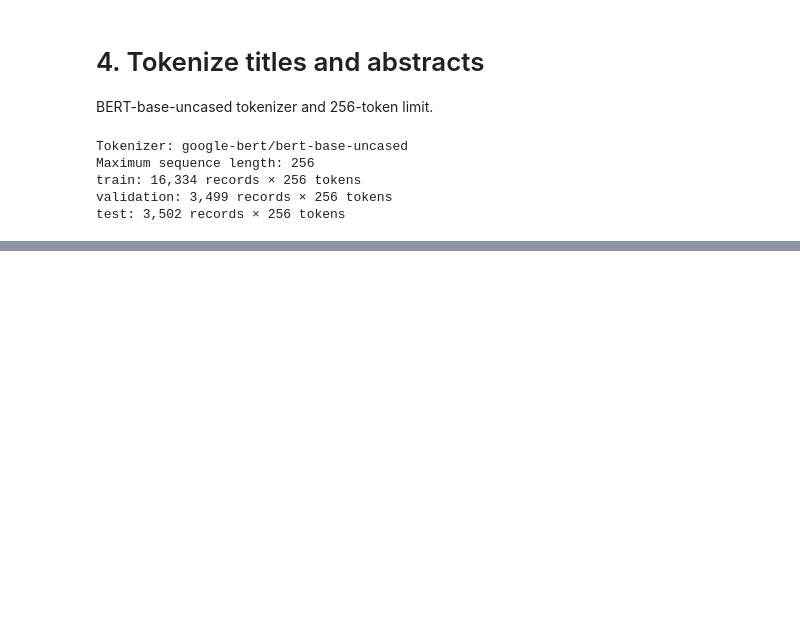
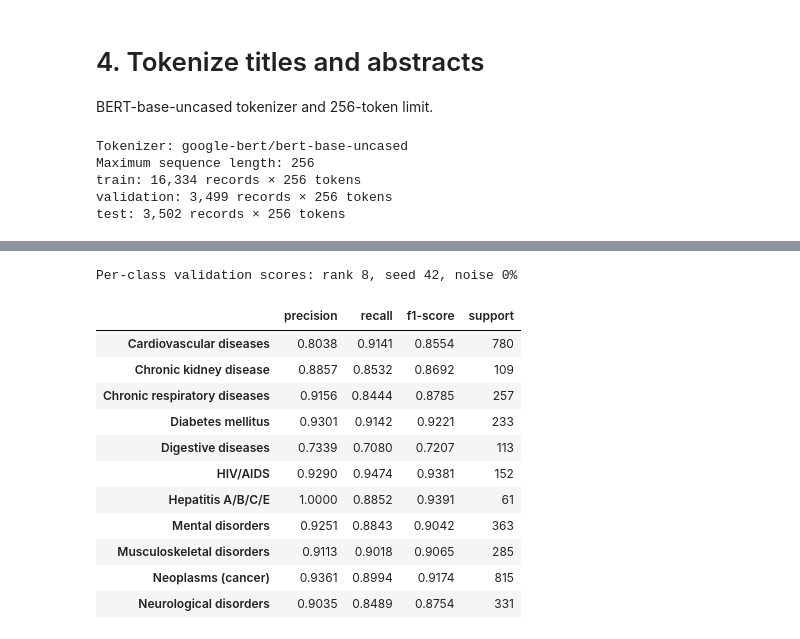
Before and after one commit to CallumGA/MIA5150-Final-Project, a Jupyter notebook: lora.ipynb, the cells around one changed output, grey strips where cells are left out. Cells and saved outputs as stored; diff of their text form; code cells hidden in the pictures; blank space fills up the shorter version.

```diff
--- a/lora.ipynb
+++ b/lora.ipynb
@@ -234,0 +625,24 @@ test: 3,502 records × 256 tokens
+# %%
+REPORT_LORA_RANK = LORA_RANKS[0]
+REPORT_SEED = 42
+REPORT_NOISE_PERCENT = 0
+report_key = (REPORT_LORA_RANK, REPORT_SEED, REPORT_NOISE_PERCENT)
+print(f"Per-class validation scores: rank {REPORT_LORA_RANK}, seed {REPORT_SEED}, noise {REPORT_NOISE_PERCENT}%")
+per_class_validation_report = pd.DataFrame(lora_classification_reports[report_key]).T.loc[
+    class_names.tolist(), ["precision", "recall", "f1-score", "support"]]
+per_class_validation_report["support"] = per_class_validation_report["support"].astype(int)
+display(per_class_validation_report.round(4))
+# %% [output]
+Per-class validation scores: rank 8, seed 42, noise 0%
+|  | precision | recall | f1-score | support |
+| Cardiovascular diseases | 0.8038 | 0.9141 | 0.8554 | 780 |
+| Chronic kidney disease | 0.8857 | 0.8532 | 0.8692 | 109 |
+| Chronic respiratory diseases | 0.9156 | 0.8444 | 0.8785 | 257 |
+| Diabetes mellitus | 0.9301 | 0.9142 | 0.9221 | 233 |
+| Digestive diseases | 0.7339 | 0.7080 | 0.7207 | 113 |
+| HIV/AIDS | 0.9290 | 0.9474 | 0.9381 | 152 |
+| Hepatitis A/B/C/E | 1.0000 | 0.8852 | 0.9391 | 61 |
+| Mental disorders | 0.9251 | 0.8843 | 0.9042 | 363 |
+| Musculoskeletal disorders | 0.9113 | 0.9018 | 0.9065 | 285 |
+| Neoplasms (cancer) | 0.9361 | 0.8994 | 0.9174 | 815 |
+| Neurological disorders | 0.9035 | 0.8489 | 0.8754 | 331 |
```
Also changed, not shown: parts of 13 cells of this notebook, 2 other files.
